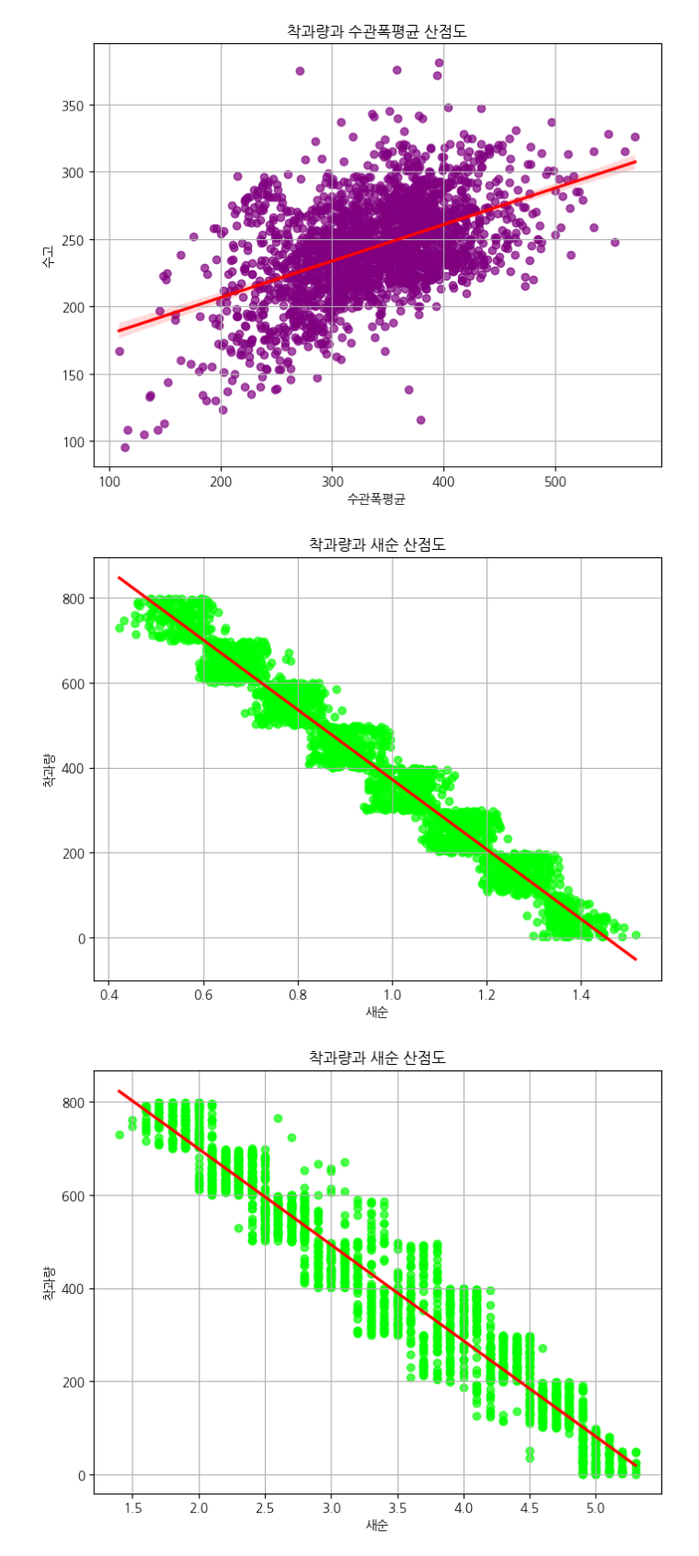
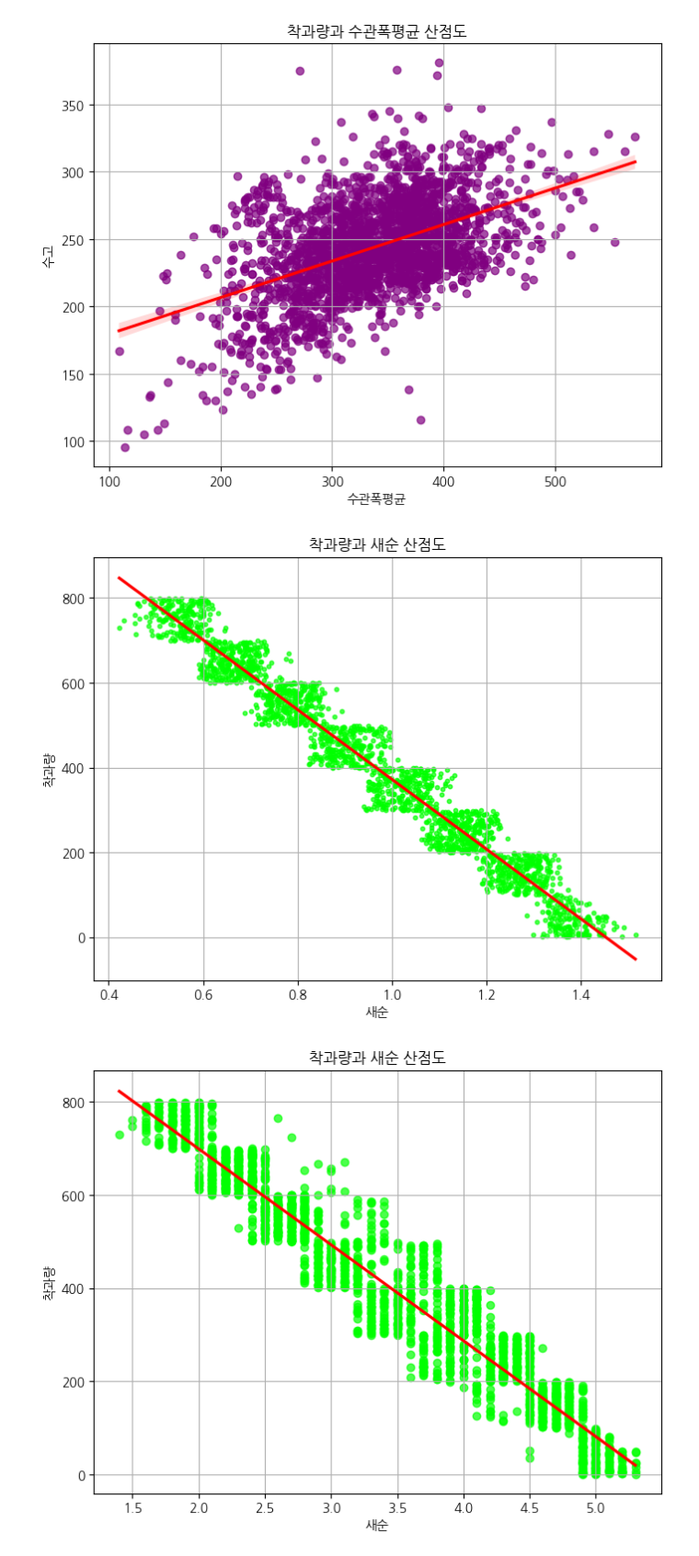
Before and after one commit to youmjieun/project_Lovely-G.4_none, a Jupyter notebook: 감귤_착과량_1주차(규완).ipynb, the cells around one changed output. Shown at 92% size. Saved outputs shown, nothing was run; the diff lists cells and outputs as text; code cells hidden in the pictures.

```diff
--- a/감귤_착과량_1주차(규완).ipynb
+++ b/감귤_착과량_1주차(규완).ipynb
@@ -523,20 +535,20 @@ plt.show()
 # %%
 # 산점도 그래프 생성
 plt.figure(figsize=(8, 6))
-sns.regplot(x= df_train['새순_std'], y= df_train['착과량(int)'], scatter_kws={'color': 'lime', 'alpha': 0.7},line_kws={'color': 'red'})
+sns.regplot(x= df_train['새순_std'], y= df_train['착과량(int)'], scatter_kws={'color': 'lime', 'alpha': 0.7,'s': 10},line_kws={'color': 'red'})
 
 # 그래프 제목과 축 레이블 설정
 plt.title('착과량과 새순 산점도')
 plt.xlabel('새순')
 plt.ylabel('착과량')
 
 # 그리드 추가
 plt.grid(True)
 
 # 그래프 표시
 plt.show()
 # %% [output]
-[figure, old version]
+[figure, new version]
 # %%
 # 산점도 그래프 생성
 plt.figure(figsize=(8, 6))
```
Also changed, not shown: parts of 12 cells of this notebook.
